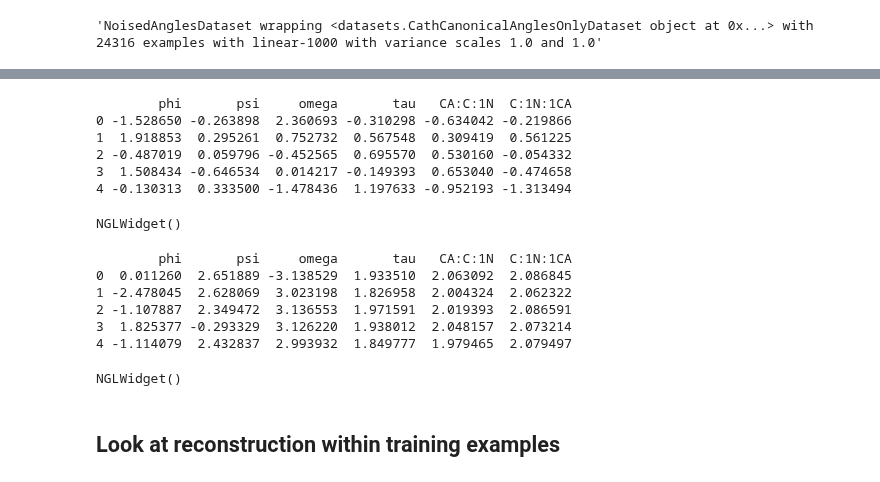
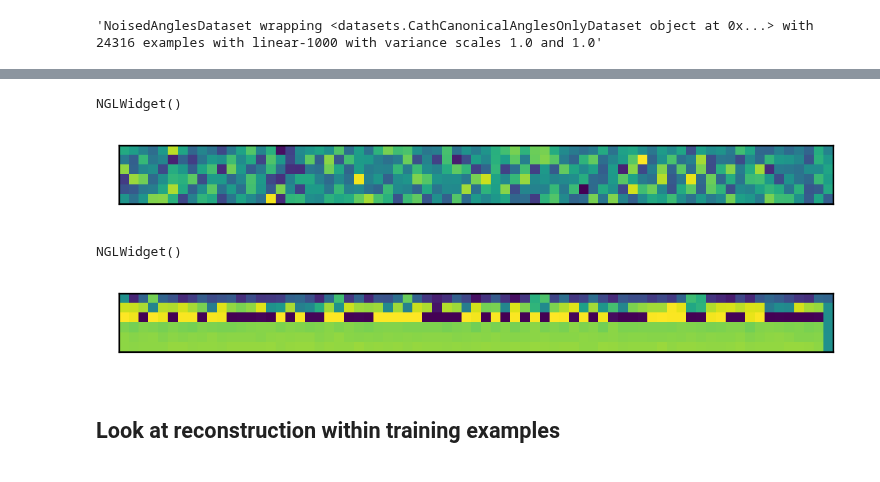
Before and after one commit to microsoft/foldingdiff, a Jupyter notebook: jupyter/requisite_internal_values.ipynb, the cells around one changed output, grey strips where cells are left out. Saved outputs shown, nothing was run; the diff lists cells and outputs as text; code cells hidden in the pictures.

Commit message:
More plots of noising process

```diff
--- a/jupyter/requisite_internal_values.ipynb
+++ b/jupyter/requisite_internal_values.ipynb
@@ -152,37 +152,47 @@ def visualize_training_example(i: int = 0, timestep: int = 0, struct_png: str =
 
     angles = item['corrupted'][attn_idx].cpu().numpy()
     angles_df = pd.DataFrame(angles, columns=train_dset_noised.feature_names['angles'])
-    print(angles_df.head())
-
     with tempfile.TemporaryDirectory() as tempdir:
         fname = ac.create_new_chain_nerf(os.path.join(tempdir, "temp.pdb"), angles_df)
-        return view_pdb(fname, save_to=struct_png)
+        return view_pdb(fname, save_to=struct_png), angles
 
-visualize_training_example(
+noised_view, noised_angles = visualize_training_example(
     i=1, timestep=999,
     struct_png="../plots/pdb_structures/noising_visualization/fully_noised.png",
 )
+noised_view
 # %% [output]
-        phi       psi     omega       tau   CA:C:1N  C:1N:1CA
-0 -1.528650 -0.263898  2.360693 -0.310298 -0.634042 -0.219866
-1  1.918853  0.295261  0.752732  0.567548  0.309419  0.561225
-2 -0.487019  0.059796 -0.452565  0.695570  0.530160 -0.054332
-3  1.508434 -0.646534  0.014217 -0.149393  0.653040 -0.474658
-4 -0.130313  0.333500 -1.478436  1.197633 -0.952193 -1.313494
+NGLWidget()
-NGLWidget()
+# %%
+def show_matrix(mat, fname:str=""):
+    """Visualize the matrix"""
+    fig, ax = plt.subplots(dpi=300)
+    ax.imshow(mat.T)
+    ax.set(
+        xticklabels=[],
+        xticks=[],
+        yticklabels=[],
+        yticks=[],
+    )
+    if fname:
+        fig.savefig(fname, bbox_inches='tight')
+    return fig
+
+show_matrix(noised_angles, "../plots/pdb_structures/noising_visualization/fully_noised_values.pdf").show()
+# %% [output]
+[figure, added]
 # %%
-visualize_training_example(
+clean_view, clean_angles = visualize_training_example(
     i=1, timestep=0,
     struct_png="../plots/pdb_structures/noising_visualization/clean.png",
 )
+clean_view
 # %% [output]
-        phi       psi     omega       tau   CA:C:1N  C:1N:1CA
-0  0.011260  2.651889 -3.138529  1.933510  2.063092  2.086845
-1 -2.478045  2.628069  3.023198  1.826958  2.004324  2.062322
-2 -1.107887  2.349472  3.136553  1.971591  2.019393  2.086591
-3  1.825377 -0.293329  3.126220  1.938012  2.048157  2.073214
-4 -1.114079  2.432837  2.993932  1.849777  1.979465  2.079497
+NGLWidget()
-NGLWidget()
+# %%
+show_matrix(clean_angles, "../plots/pdb_structures/noising_visualization/clean_values.pdf").show()
+# %% [output]
+[figure, added]
 # %% [markdown]
 ## Look at reconstruction within training examples
 # %%
```
Also changed, not shown: 3 other files.
